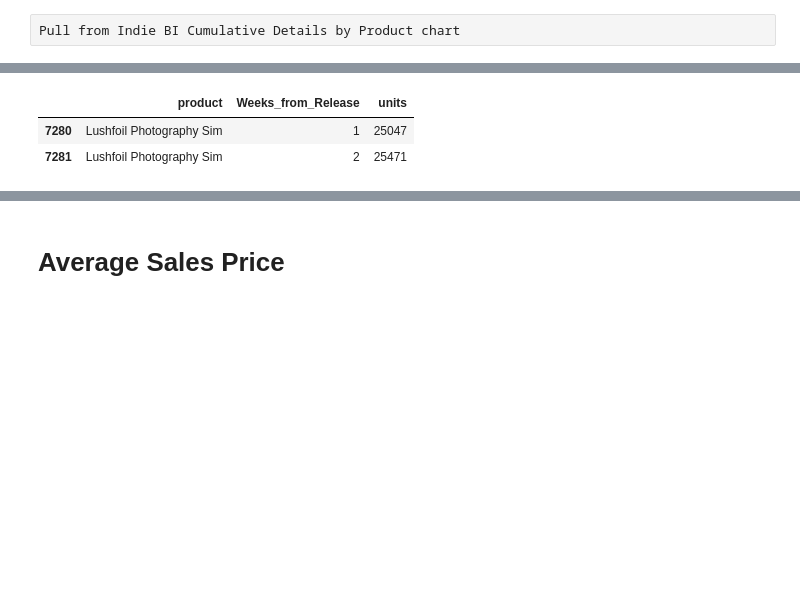
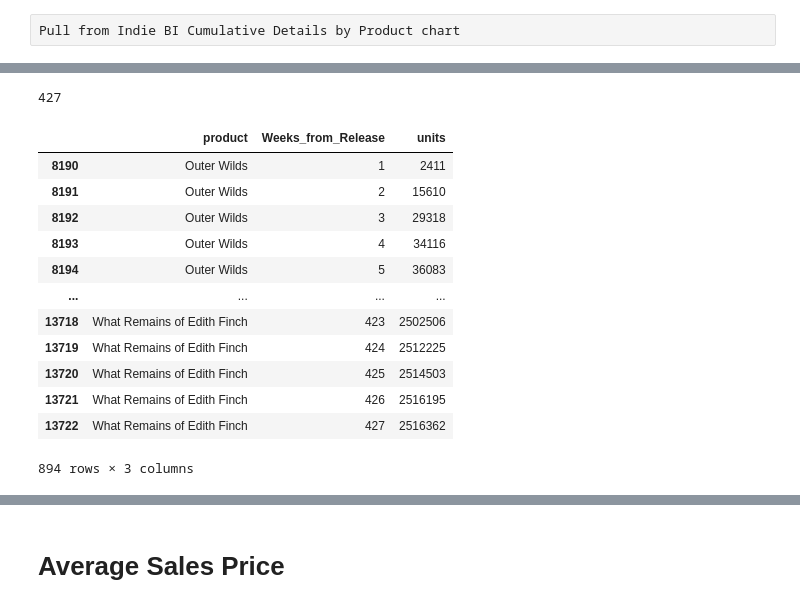
Before and after one commit to dougsack/IndieBI-Sales-EDA, a Jupyter notebook: Comparison to Past Titles.ipynb, the cells around one changed output, grey strips where cells are left out. Cells and saved outputs as stored; diff of their text form; code cells hidden in the pictures; blank space fills up the shorter version.

```diff
--- a/Comparison to Past Titles.ipynb
+++ b/Comparison to Past Titles.ipynb
@@ -101,6 +103,22 @@ current_cume = df.query("product==@title")['units'].values[0]
+# %%
+current_week
+# %% [output]
+427
 # %%
-df.query("product==@title")
+title_df = df.query("product==@title")
-# %% [output]
-|  | product | Weeks_from_Release | units |
-| 7280 | Lushfoil Photography Sim | 1 | 25047 |
-| 7281 | Lushfoil Photography Sim | 2 | 25471 |
+# %%
+title_df
+# %% [output]
+|  | product | Weeks_from_Release | units |
+| 8190 | Outer Wilds | 1 | 2411 |
+| 8191 | Outer Wilds | 2 | 15610 |
+| 8192 | Outer Wilds | 3 | 29318 |
+| 8193 | Outer Wilds | 4 | 34116 |
+| 8194 | Outer Wilds | 5 | 36083 |
+| ... | ... | ... | ... |
+| 13718 | What Remains of Edith Finch | 423 | 2502506 |
+| 13719 | What Remains of Edith Finch | 424 | 2512225 |
+| 13720 | What Remains of Edith Finch | 425 | 2514503 |
+| 13721 | What Remains of Edith Finch | 426 | 2516195 |
+| 13722 | What Remains of Edith Finch | 427 | 2516362 |
+894 rows × 3 columns
```
Also changed, not shown: parts of 26 cells of this notebook, 4 other files.
